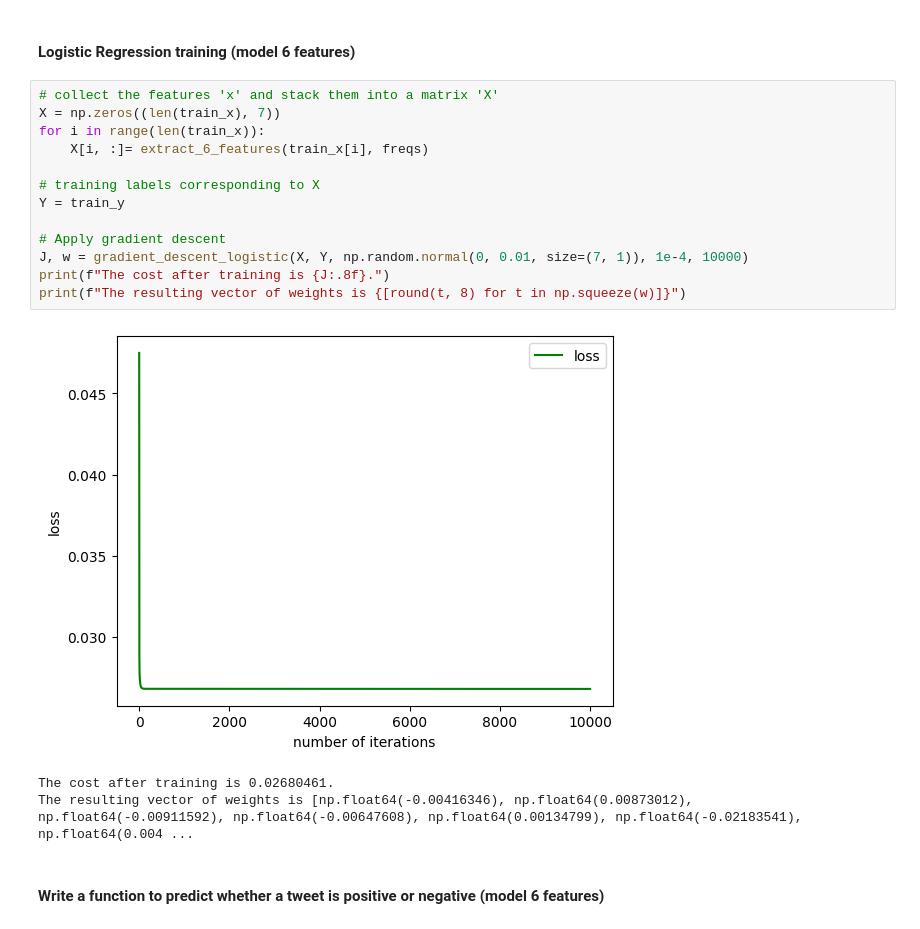
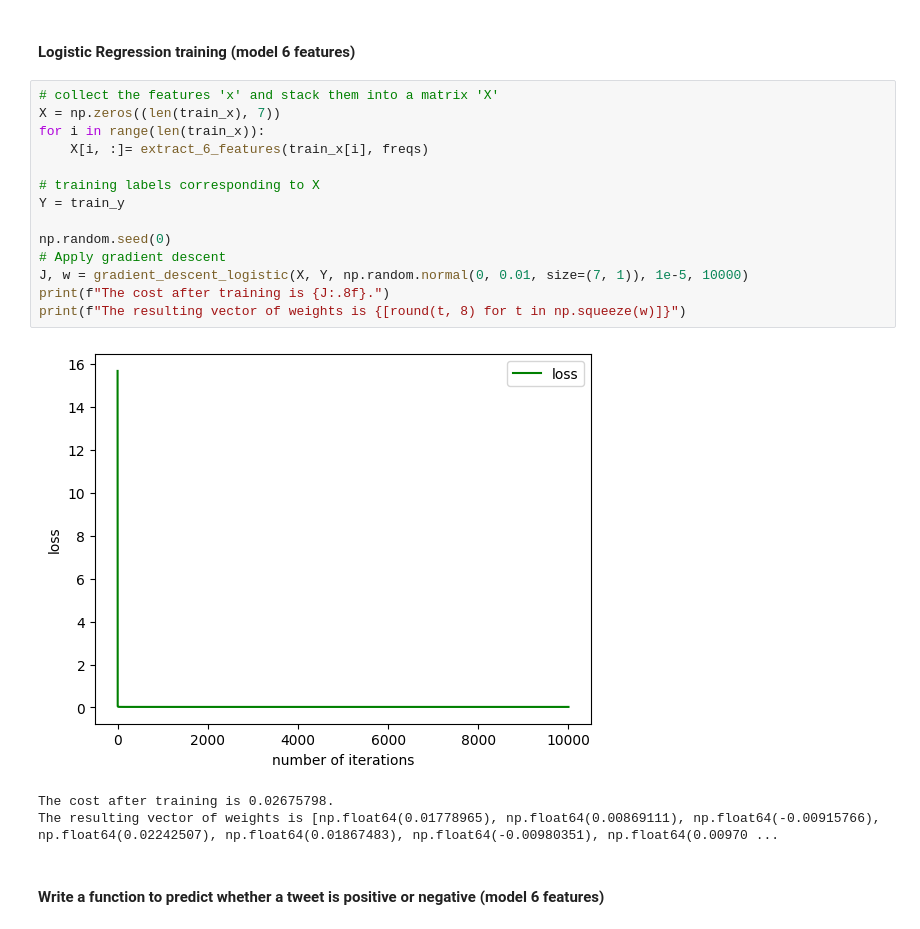
Before and after one commit to HoangPhuc-999/Sentiment-analysis, a Jupyter notebook: Task5_6.ipynb, the cells around one changed output. Cells and saved outputs as stored; diff of their text form.

Commit message:
thêm np.random.seed

```diff
--- a/Task5_6.ipynb
+++ b/Task5_6.ipynb
@@ -624,20 +620,21 @@ def extract_6_features(tweet, freqs, process_tweet=process_tweet):
 # %%
 # collect the features 'x' and stack them into a matrix 'X'
 X = np.zeros((len(train_x), 7))
 for i in range(len(train_x)):
     X[i, :]= extract_6_features(train_x[i], freqs)
 
 # training labels corresponding to X
 Y = train_y
 
+np.random.seed(0)
 # Apply gradient descent
-J, w = gradient_descent_logistic(X, Y, np.random.normal(0, 0.01, size=(7, 1)), 1e-4, 10000)
+J, w = gradient_descent_logistic(X, Y, np.random.normal(0, 0.01, size=(7, 1)), 1e-5, 10000)
 print(f"The cost after training is {J:.8f}.")
 print(f"The resulting vector of weights is {[round(t, 8) for t in np.squeeze(w)]}")
 # %% [output]
-[figure, old version]
+[figure, new version]
-The cost after training is 0.02680461.
-The resulting vector of weights is [np.float64(-0.00416346), np.float64(0.00873012), np.float64(-0.00911592), np.float64(-0.00647608), np.float64(0.00134799), np.float64(-0.02183541), np.float64(0.004 ...
+The cost after training is 0.02675798.
+The resulting vector of weights is [np.float64(0.01778965), np.float64(0.00869111), np.float64(-0.00915766), np.float64(0.02242507), np.float64(0.01867483), np.float64(-0.00980351), np.float64(0.00970 ...
 # %% [markdown]
 #### Write a function to predict whether a tweet is positive or negative (model 6 features)
 # %%
```
Also changed, not shown: parts of 4 cells of this notebook.
